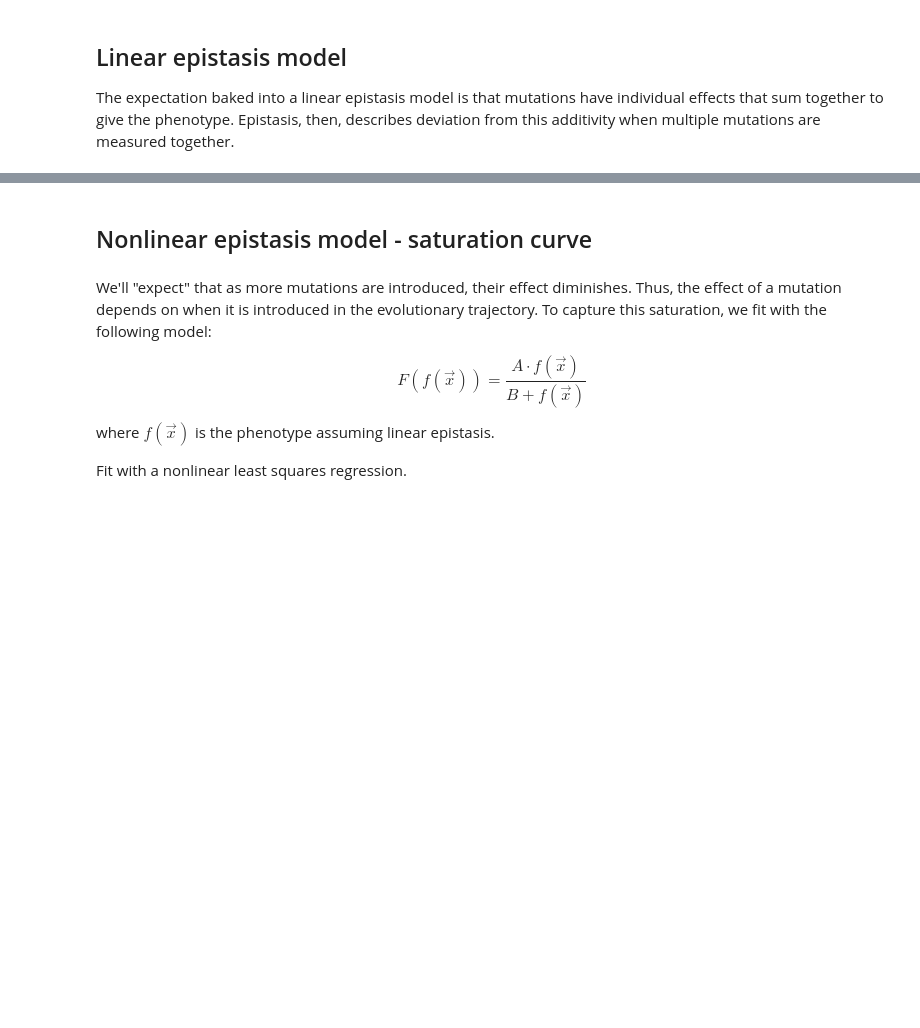
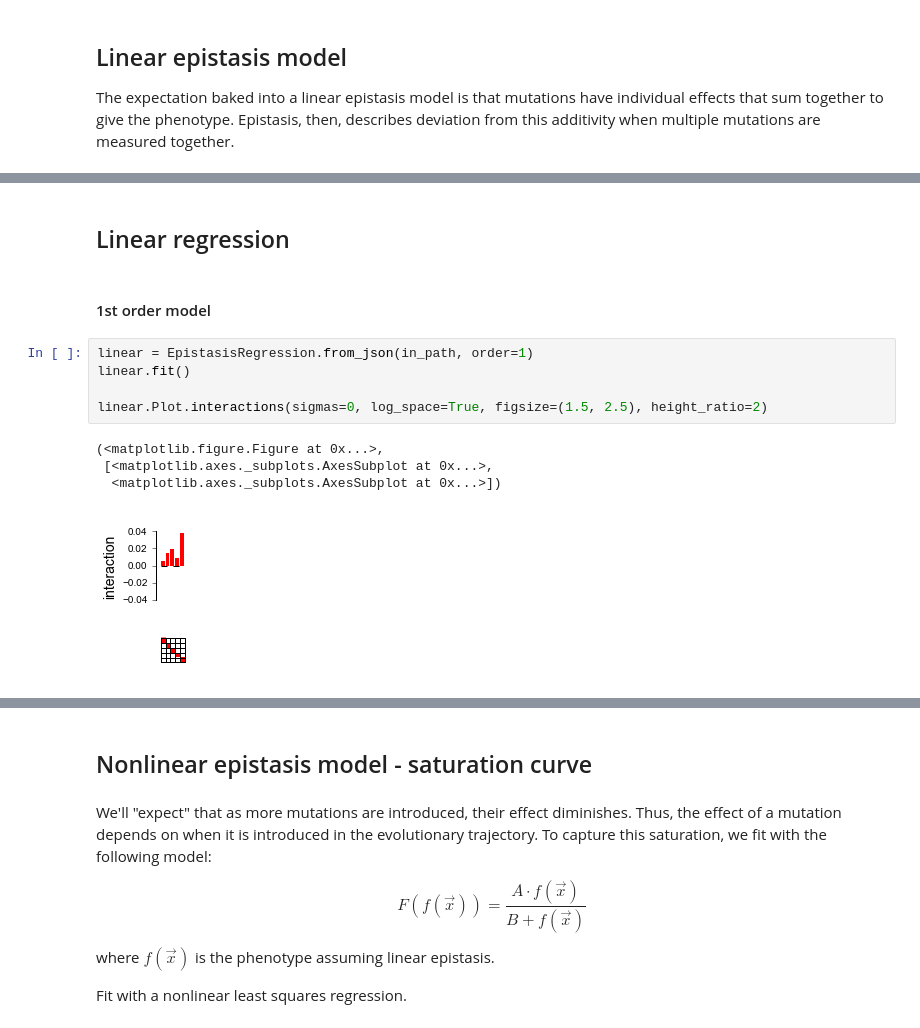
Before and after one commit to harmslab/notebooks-nonlinear-high-order-epistasis, a Jupyter notebook: paper/notebooks-data/fitness-beta-lactamase.ipynb, the cells around one changed output, grey strips where cells are left out. Drawn from its saved outputs; the diff is of its cells as text; blank space fills up the shorter version.

```diff
--- a/paper/notebooks-data/fitness-beta-lactamase.ipynb
+++ b/paper/notebooks-data/fitness-beta-lactamase.ipynb
@@ -39,0 +42,14 @@ linear.Plot.interactions(sigmas=1, log_space=True, height_ratio=2)
+# %% [markdown]
+## Linear regression
+# %% [markdown]
+#### 1st order model
+# %%
+linear = EpistasisRegression.from_json(in_path, order=1)
+linear.fit()
+
+linear.Plot.interactions(sigmas=0, log_space=True, figsize=(1.5, 2.5), height_ratio=2)
+# %% [output]
+(<matplotlib.figure.Figure at 0x...>,
+ [<matplotlib.axes._subplots.AxesSubplot at 0x...>,
+  <matplotlib.axes._subplots.AxesSubplot at 0x...>])
+[figure, added]
```
Also changed, not shown: parts of 13 cells of this notebook, 3 other files.
